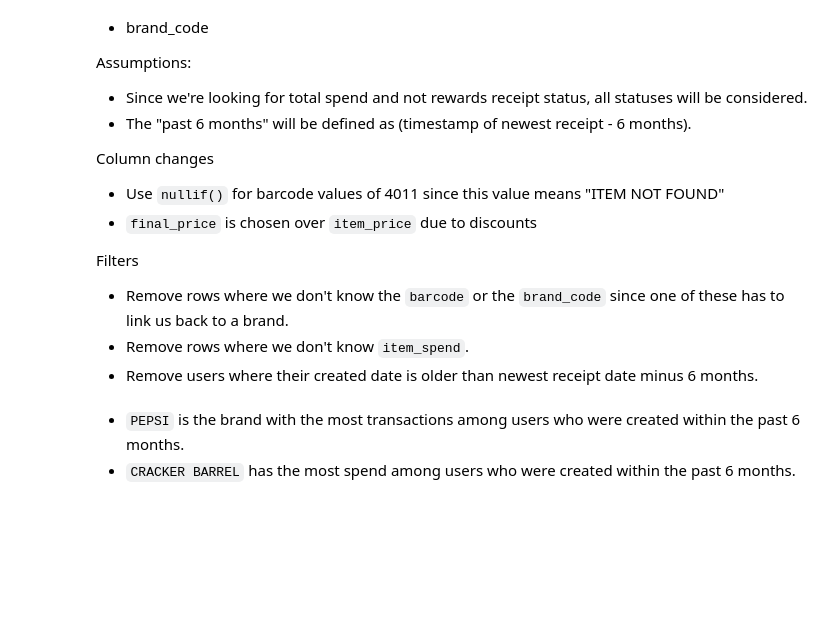
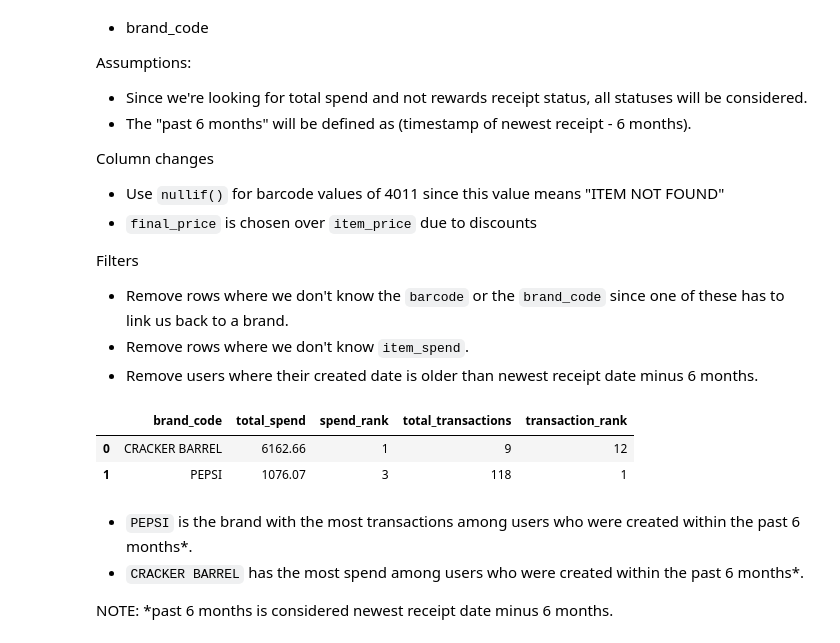
Before and after one commit to lucasasmith/rewards, a Jupyter notebook: queries/average_spend.ipynb, the cells around one changed output. Saved outputs shown, nothing was run; the diff lists cells and outputs as text; code cells hidden in the pictures; blank space fills up the shorter version.

```diff
--- a/queries/average_spend.ipynb
+++ b/queries/average_spend.ipynb
@@ -52,59 +80,65 @@ brand_spend_df = conn.sql("""
             coalesce(ril.user_flagged_quantity, ril.quantity_purchased) as item_quantity,
             (item_price * item_quantity) as item_spend
         from
-            core.receipts_item_list as ril
+            core.receipt_item_list as ril
         where
             (item_barcode is not null
             or ril.brand_code is not null)
             and item_spend is not null
-            -- and coalesce(ril.is_deleted, false) != True
     ),
     user_item_spend as (
         select
             spend.receipt_id,
-            receipts.user_id,
-            users.created_date,
+            receipt.user_id,
+            user.created_date,
             spend.item_spend,
-            brands.id as brand_id,
-            brands.brand_code
+            brand.brand_id,
+            brand.brand_code
         from
             item_spend as spend
-            inner join core.receipts
-            on spend.receipt_id = receipts.id
-            inner join core.users
-            on receipts.user_id = users.id
-            left join core.brands
-            on spend.item_barcode = brands.barcode
-            or spend.brand_code = brands.brand_code
+            inner join core.receipt
+            on spend.receipt_id = receipt.receipt_id
+            inner join core.user
+            on receipt.user_id = user.user_id
+            -- Use barcode or brand_code to try and get the brand
+            left join core.brand
+            on spend.item_barcode = brand.barcode
+            or spend.brand_code = brand.brand_code
         where
-            brands.brand_code is not null
+            brand.brand_code is not null
             or brand_id is not null
     ),
     ranks as (
         select distinct
             brand_code,
             sum(item_spend) as total_spend,
             rank() over(order by total_spend desc) as spend_rank,
             count(0) as total_transactions,
             rank() over(order by total_transactions desc) as transaction_rank
         from
             user_item_spend
         where
             -- Filter out users older than newest receipt date minus 6 months.
-            created_date >= (select max(create_date) - interval 6 month from core.receipts)
+            created_date >= (select max(created_date) - interval 6 month from core.receipt)
         group by
             brand_code
     )
     select *
     from
         ranks
     where
         spend_rank = 1
         or transaction_rank = 1
 
 
 """).df()
 display(brand_spend_df)
+# %% [output]
+|  | brand_code | total_spend | spend_rank | total_transactions | transaction_rank |
+| 0 | CRACKER BARREL | 6162.66 | 1 | 9 | 12 |
+| 1 | PEPSI | 1076.07 | 3 | 118 | 1 |
 # %% [markdown]
-- `PEPSI` is the brand with the most transactions among users who were created within the past 6 months.
-- `CRACKER BARREL` has the most spend among users who were created within the past 6 months.
+- `PEPSI` is the brand with the most transactions among users who were created within the past 6 months*.
+- `CRACKER BARREL` has the most spend among users who were created within the past 6 months*.
+
+NOTE: *past 6 months is considered newest receipt date minus 6 months.
```
Also changed, not shown: parts of 6 cells of this notebook, 15 other files.
